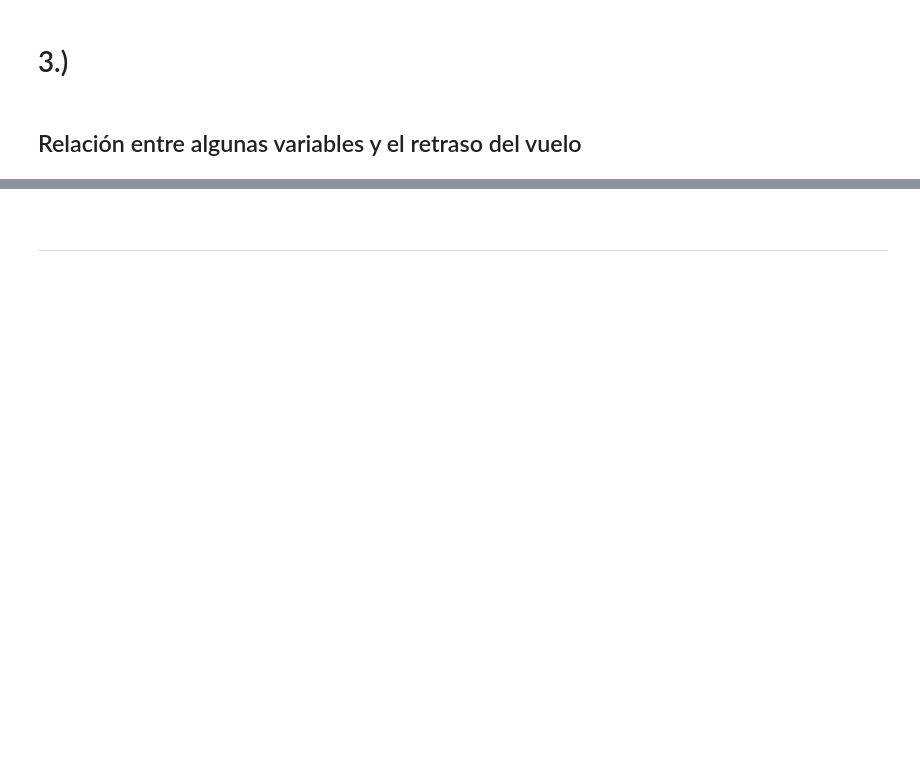
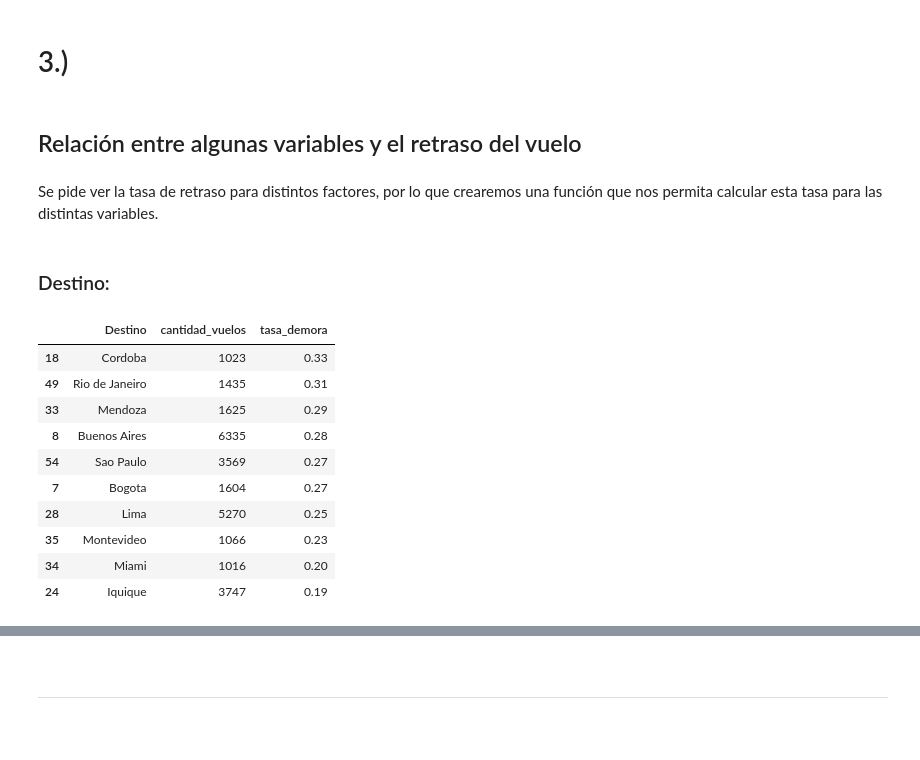
Before and after one commit to Felopo/Data-Scientist-Challenge-LATAM-Airlines, a Jupyter notebook: solution.ipynb, the cells around one changed output, grey strips where cells are left out. Drawn from its saved outputs; the diff is of its cells as text; code cells hidden in the pictures; blank space fills up the shorter version.

```diff
--- a/solution.ipynb
+++ b/solution.ipynb
@@ -315,3 +322,5 @@ vuelos = pd.get_dummies(vuelos, prefix="period_day", columns=["period_day"])
 # 3.)
 # %% [markdown]
 ## Relación entre algunas variables y el retraso del vuelo
+# %% [markdown]
+Se pide ver la tasa de retraso para distintos factores, por lo que crearemos una función que nos permita calcular esta tasa para las distintas variables.
@@ -317,0 +341,20 @@ vuelos = pd.get_dummies(vuelos, prefix="period_day", columns=["period_day"])
+# %% [markdown]
+### Destino:
+# %%
+# Calculamos la tasa de demora por destino
+t_demora_destino = delay_rate(vuelos, "siglades", "vlo_i", "Destino")
+
+# Mostramos el top 10 de los destinos con mayor tasa de demora (para los que hay más de 1000 vuelos)
+t_demora_destino[t_demora_destino["cantidad_vuelos"] > 1000].head(10)
+# %% [output]
+|  | Destino | cantidad_vuelos | tasa_demora |
+| 18 | Cordoba | 1023 | 0.33 |
+| 49 | Rio de Janeiro | 1435 | 0.31 |
+| 33 | Mendoza | 1625 | 0.29 |
+| 8 | Buenos Aires | 6335 | 0.28 |
+| 54 | Sao Paulo | 3569 | 0.27 |
+| 7 | Bogota | 1604 | 0.27 |
+| 28 | Lima | 5270 | 0.25 |
+| 35 | Montevideo | 1066 | 0.23 |
+| 34 | Miami | 1016 | 0.20 |
+| 24 | Iquique | 3747 | 0.19 |
```
Also changed, not shown: parts of 54 cells of this notebook.
